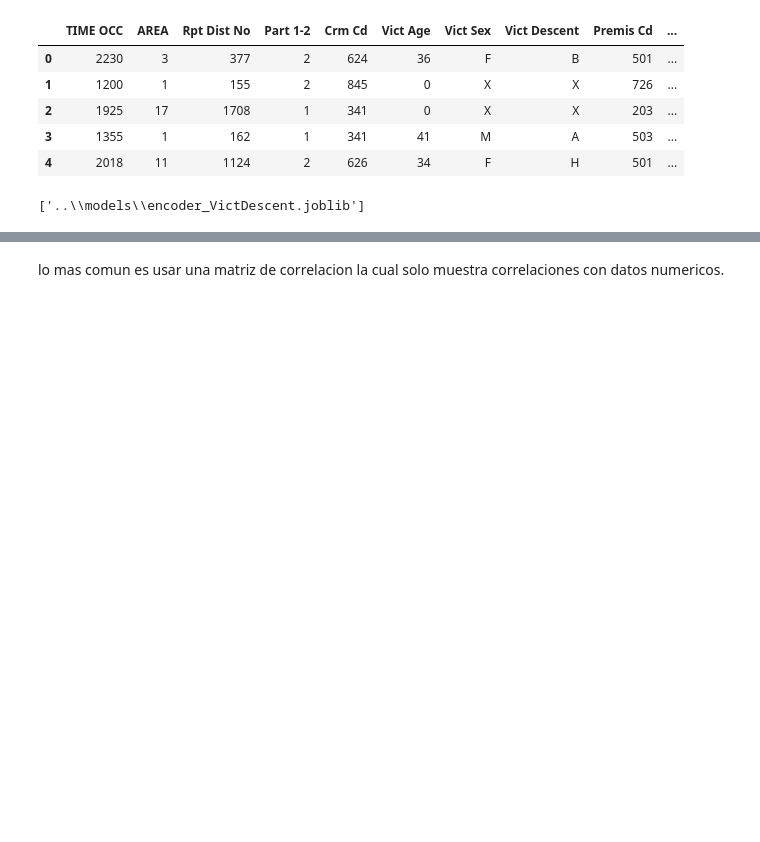
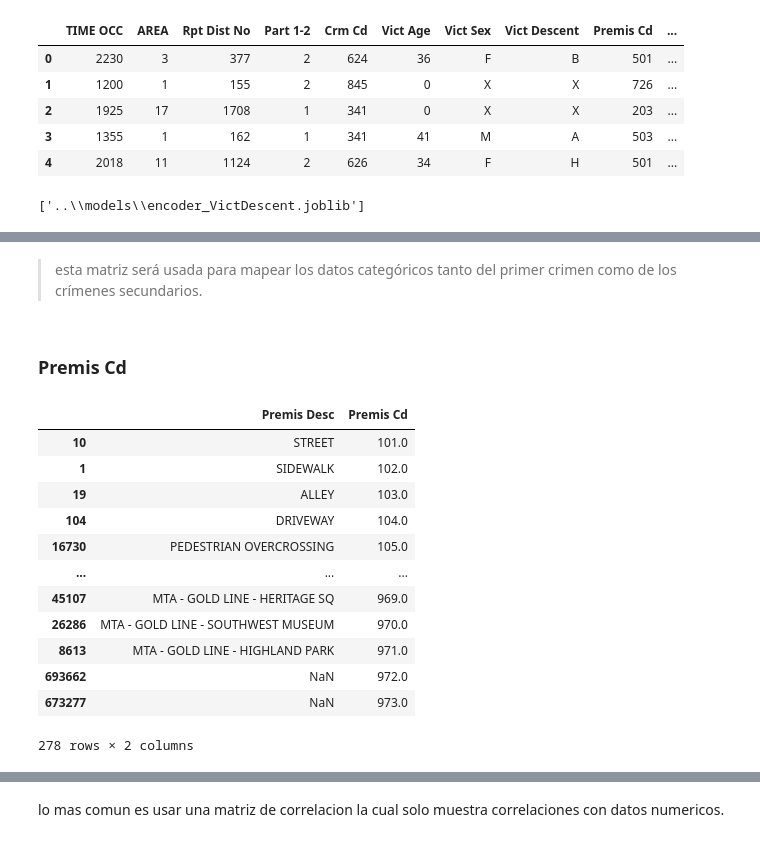
Before and after one commit to Janhjg/Runojanh-NadieEscapa, a Jupyter notebook: documents/notebook_model_train.ipynb, the cells around one changed output, grey strips where cells are left out. Cells and saved outputs as stored; diff of their text form; code cells hidden in the pictures; blank space fills up the shorter version.

```diff
--- a/documents/notebook_model_train.ipynb
+++ b/documents/notebook_model_train.ipynb
@@ -132,0 +201,24 @@ joblib.dump(encoderVictDescent,"..\\models\\encoder_VictDescent.joblib")
+# %% [markdown]
+> esta matriz será usada para mapear los datos categóricos tanto del primer crimen como de los crímenes secundarios.
+# %% [markdown]
+### Premis Cd
+# %%
+# Limito los tipos de datos del dataset original a los de entrenamiento y creo la matriz borrando duplicados.
+mapperPremis=dforiginal[dforiginal["Premis Cd"].isin(df["Premis Cd"])][["Premis Desc", "Premis Cd"]]
+mapperPremis=mapperPremis.drop_duplicates(subset="Premis Cd")
+joblib.dump(mapperPremis,"..\\models\\mapper_premis.csv")
+mapperPremis.sort_values(by="Premis Cd", ascending=True)
+# %% [output]
+|  | Premis Desc | Premis Cd |
+| 10 | STREET | 101.0 |
+| 1 | SIDEWALK | 102.0 |
+| 19 | ALLEY | 103.0 |
+| 104 | DRIVEWAY | 104.0 |
+| 16730 | PEDESTRIAN OVERCROSSING | 105.0 |
+| ... | ... | ... |
+| 45107 | MTA - GOLD LINE - HERITAGE SQ | 969.0 |
+| 26286 | MTA - GOLD LINE - SOUTHWEST MUSEUM | 970.0 |
+| 8613 | MTA - GOLD LINE - HIGHLAND PARK | 971.0 |
+| 693662 | NaN | 972.0 |
+| 673277 | NaN | 973.0 |
+278 rows × 2 columns
```
Also changed, not shown: parts of 9 cells of this notebook, 2 other files.
